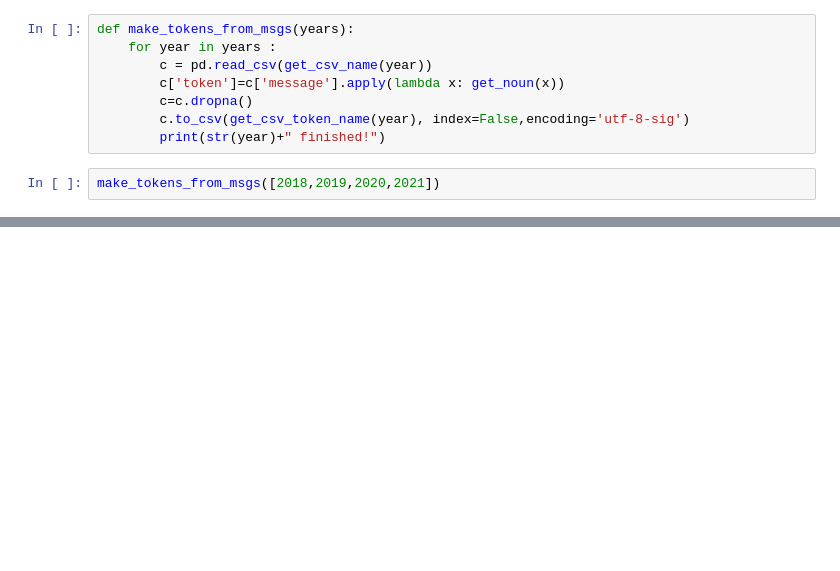
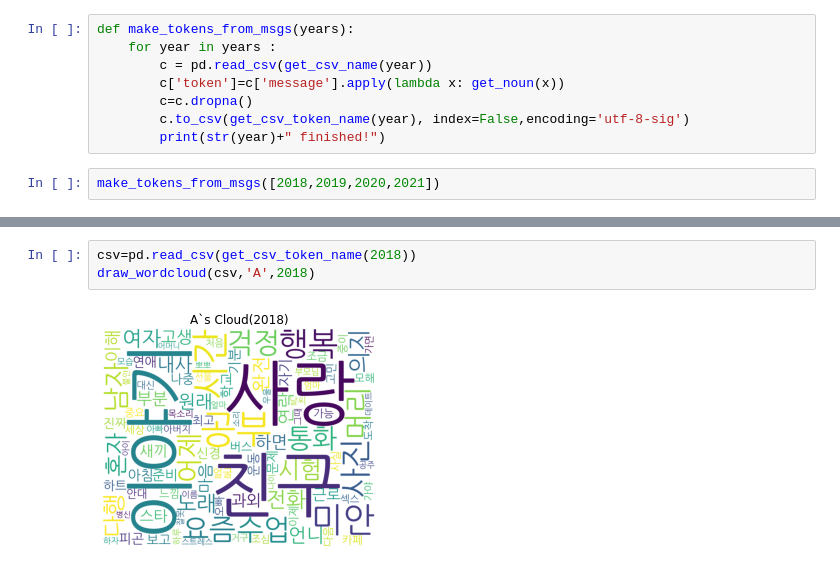
Before and after one commit to daeyab/WhatDidWeTalk, a Jupyter notebook: word_cloud.ipynb, the cells around one changed output, grey strips where cells are left out. Cells and saved outputs as stored; diff of their text form; blank space fills up the shorter version.

```diff
--- a/word_cloud.ipynb
+++ b/word_cloud.ipynb
@@ -158,0 +170,5 @@ draw_wordcloud(csv,'B',2020)
+# %%
+csv=pd.read_csv(get_csv_token_name(2018))
+draw_wordcloud(csv,'A',2018)
+# %% [output]
+[figure, added]
```
Also changed, not shown: parts of 9 cells of this notebook.
